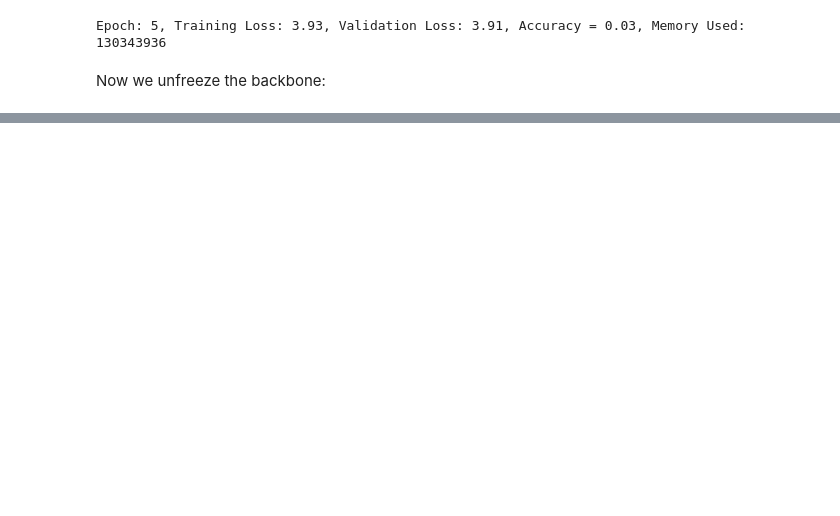
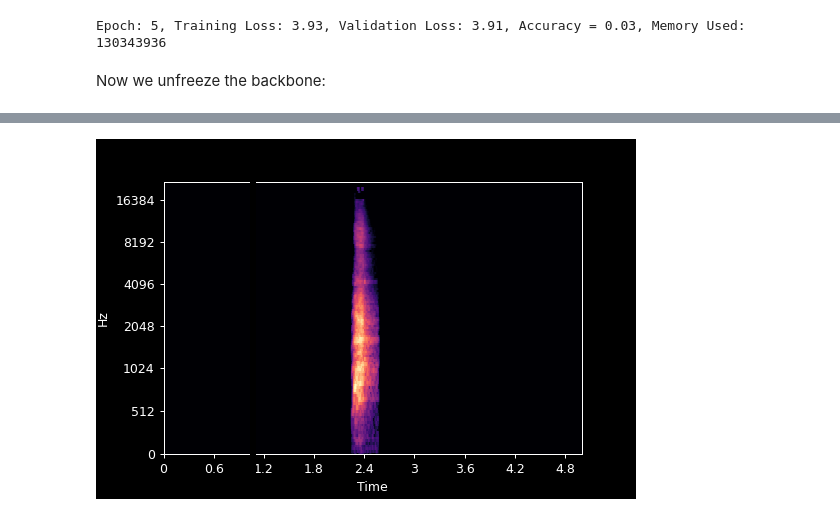
Before and after one commit to lenoqt/PyTorch, a Jupyter notebook: Book-1/Chapter 6 - Torchaudio.ipynb, the cells around one changed output, grey strips where cells are left out. Cells and saved outputs as stored; diff of their text form; code cells hidden in the pictures; blank space fills up the shorter version.

```diff
--- a/Book-1/Chapter 6 - Torchaudio.ipynb
+++ b/Book-1/Chapter 6 - Torchaudio.ipynb
@@ -606,0 +752,36 @@ Epoch: 2, Training Loss: 3.25, Validation Loss: 2.98, Accuracy = 0.44, Memory Us
+# %%
+class TimeMask:
+    """
+        Example:
+            >>> transforms.Compose([
+            >>>     transforms.ToTensor(),
+            >>>     TimeMask(max_width=10, use_mean=False)
+            >>> ])
+    """
+
+    def __init__(self, max_width, use_mean=True):
+        self.max_width = max_width
+        self.use_mean = use_mean
+
+    def __call__(self, tensor):
+        """
+        Args:
+            tensor (Tensor): Tensor image of
+            size (C,H,W) where the frequency
+            mask is to be applied.
+        Returns:
+            Tensor: Transformed image with Frequency Mask
+        """
+        start = random.randrange(0, tensor.shape[1])
+        end = start + random.randrange(1, self.max_width)
+        if self.use_mean:
+            tensor[:, :, start:end] = tensor.mean()
+        else:
+            tensor[:, :, start:end] = 0
+        return tensor
+
+    def __repr__(self):
+        format_string = self.__class__.__name__ + "(max_width="
+        format_string += str(self.max_width) + ")"
+        format_string += "use_mean=" + (str(self.use_mean) + ")")
+        return format_string
@@ -606,0 +791,5 @@ Epoch: 2, Training Loss: 3.25, Validation Loss: 2.98, Accuracy = 0.44, Memory Us
+# %%
+transforms.Compose([transforms.ToTensor(),TimeMask(max_width=10, use_mean=False),
+transforms.ToPILImage()])(img)
+# %% [output]
+[figure, added]
```
Also changed, not shown: parts of 17 cells of this notebook.
